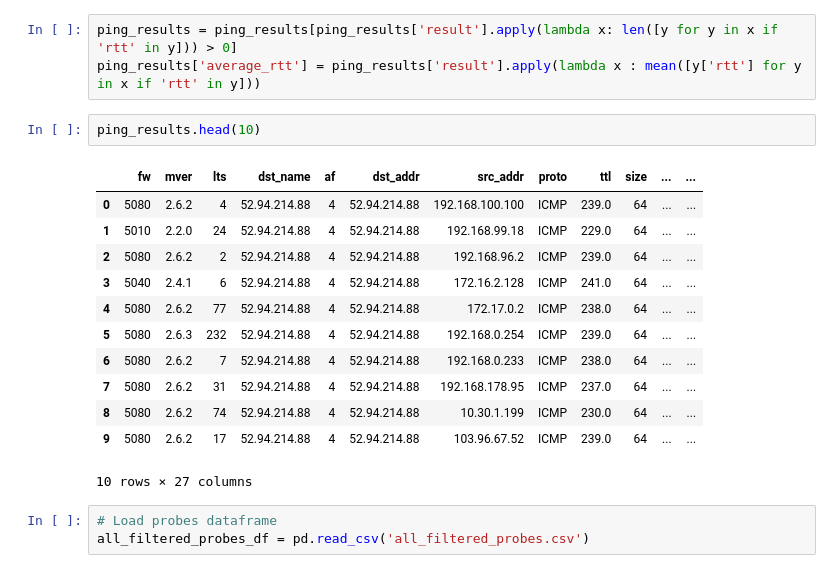
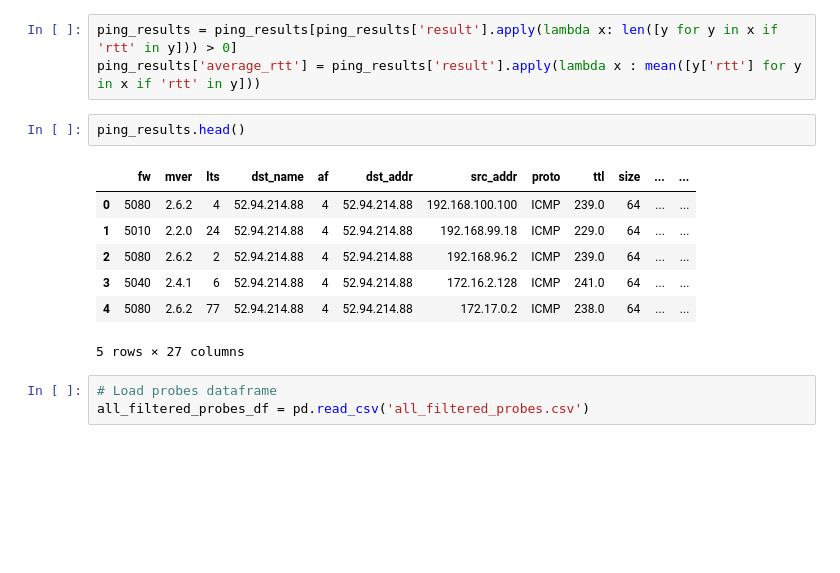
Before and after one commit to mpraski/cmb2023-assignment-3, a Jupyter notebook: assignment_three.ipynb, the cells around one changed output. Cells and saved outputs as stored; diff of their text form; blank space fills up the shorter version.

```diff
--- a/assignment_three.ipynb
+++ b/assignment_three.ipynb
@@ -564,20 +566,15 @@ ping_results.head(100)
 ping_results = ping_results[ping_results['result'].apply(lambda x: len([y for y in x if 'rtt' in y])) > 0]
 ping_results['average_rtt'] = ping_results['result'].apply(lambda x : mean([y['rtt'] for y in x if 'rtt' in y]))
 # %%
-ping_results.head(10)
+ping_results.head()
 # %% [output]
 |  | fw | mver | lts | dst_name | af | dst_addr | src_addr | proto | ttl | size | ... | ... |
 | 0 | 5080 | 2.6.2 | 4 | 52.94.214.88 | 4 | 52.94.214.88 | 192.168.100.100 | ICMP | 239.0 | 64 | ... | ... |
 | 1 | 5010 | 2.2.0 | 24 | 52.94.214.88 | 4 | 52.94.214.88 | 192.168.99.18 | ICMP | 229.0 | 64 | ... | ... |
 | 2 | 5080 | 2.6.2 | 2 | 52.94.214.88 | 4 | 52.94.214.88 | 192.168.96.2 | ICMP | 239.0 | 64 | ... | ... |
 | 3 | 5040 | 2.4.1 | 6 | 52.94.214.88 | 4 | 52.94.214.88 | 172.16.2.128 | ICMP | 241.0 | 64 | ... | ... |
 | 4 | 5080 | 2.6.2 | 77 | 52.94.214.88 | 4 | 52.94.214.88 | 172.17.0.2 | ICMP | 238.0 | 64 | ... | ... |
-| 5 | 5080 | 2.6.3 | 232 | 52.94.214.88 | 4 | 52.94.214.88 | 192.168.0.254 | ICMP | 239.0 | 64 | ... | ... |
-| 6 | 5080 | 2.6.2 | 7 | 52.94.214.88 | 4 | 52.94.214.88 | 192.168.0.233 | ICMP | 238.0 | 64 | ... | ... |
-| 7 | 5080 | 2.6.2 | 31 | 52.94.214.88 | 4 | 52.94.214.88 | 192.168.178.95 | ICMP | 237.0 | 64 | ... | ... |
-| 8 | 5080 | 2.6.2 | 74 | 52.94.214.88 | 4 | 52.94.214.88 | 10.30.1.199 | ICMP | 230.0 | 64 | ... | ... |
-| 9 | 5080 | 2.6.2 | 17 | 52.94.214.88 | 4 | 52.94.214.88 | 103.96.67.52 | ICMP | 239.0 | 64 | ... | ... |
-10 rows × 27 columns
+5 rows × 27 columns
 # %%
 # Load probes dataframe
 all_filtered_probes_df = pd.read_csv('all_filtered_probes.csv')
```
Also changed, not shown: parts of 5 cells of this notebook.
